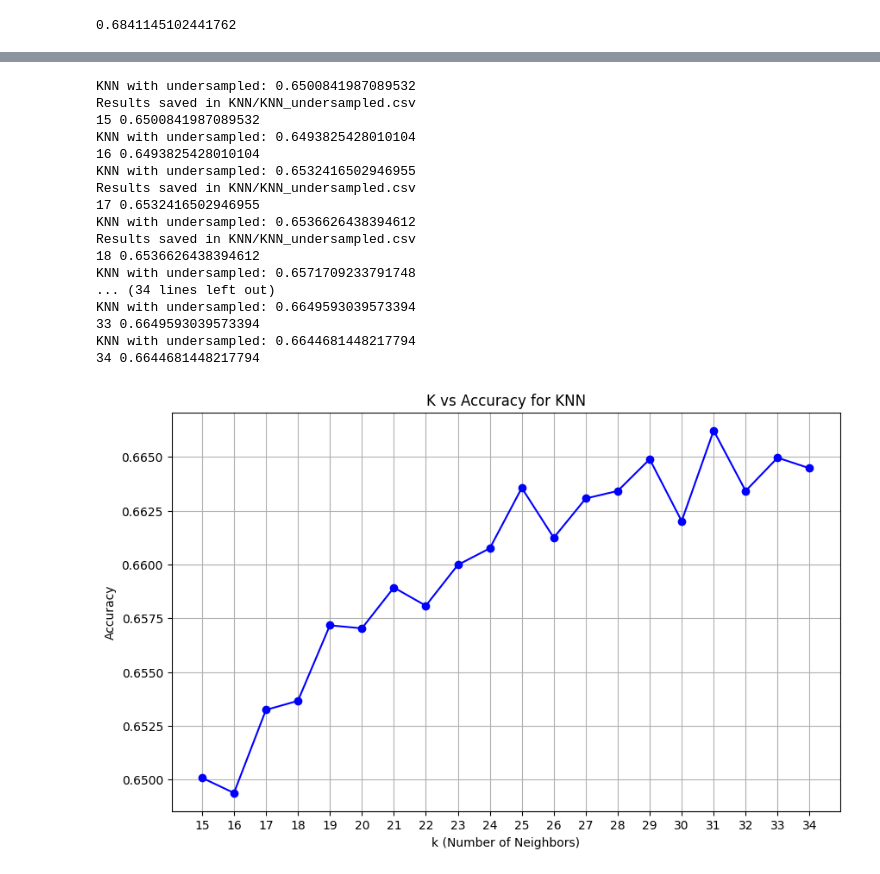
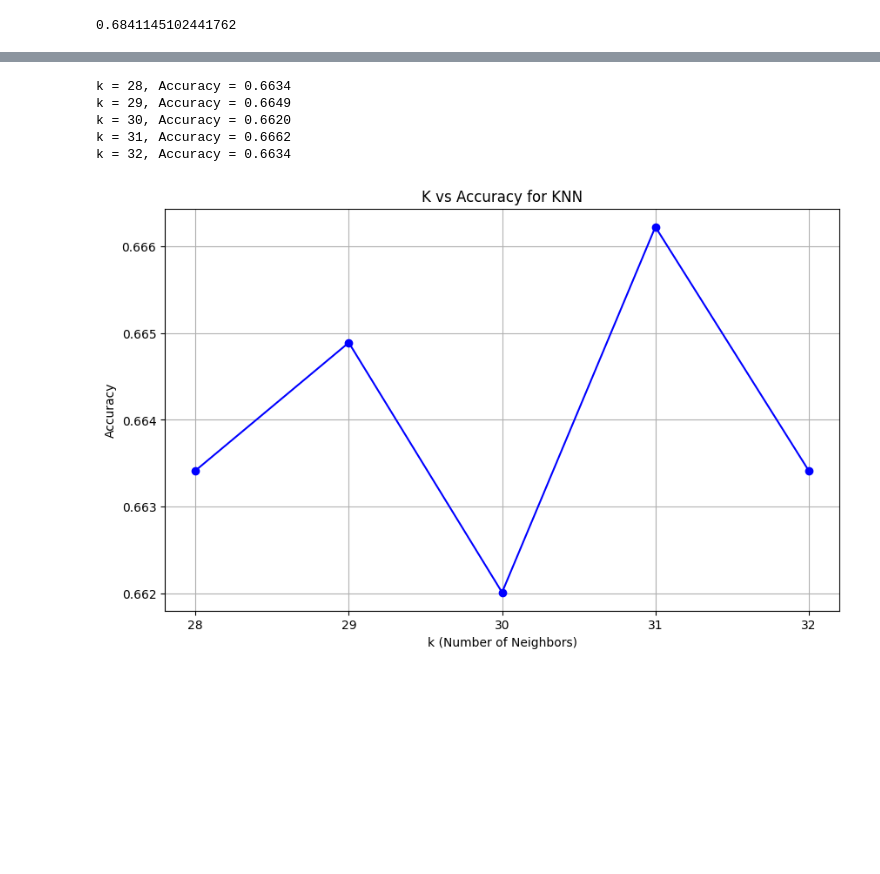
Before and after one commit to Sreyas-J/LendOrLoseMLPrediction, a Jupyter notebook: project1.ipynb, the cells around one changed output, grey strips where cells are left out. Saved outputs shown, nothing was run; the diff lists cells and outputs as text; code cells hidden in the pictures; blank space fills up the shorter version.

```diff
--- a/project1.ipynb
+++ b/project1.ipynb
@@ -177,5 +193,4 @@ X_undersampler, Y_undersampler = rus.fit_resample(normalized_features, df["Defau
 # %%
 X_train_oversampled, X_test_oversampled, y_train_oversampled, y_test_oversampled = train_test_split(X_oversampled, Y_oversampled, test_size=0.3, random_state=2)
-
-X_train_undersampled, X_test_undersampled, y_train_undersampled, y_test_undersampled = train_test_split(X_undersampler, Y_undersampler, test_size=0.3, random_state=2)
+X_train_undersampled, X_test_undersampled, y_train_undersampled, y_test_undersampled = train_test_split(X_undersampled, Y_undersampled, test_size=0.3, random_state=2)
 # %%
@@ -222,0 +237,4 @@ Results saved in NaiveBayesClassifier/NaiveBayesClassifier_undersampled.csv
+# %%
+os.makedirs("NaiveBayesClassifier", exist_ok=True)
+train_normalized(GaussianNB(),"NaiveBayesClassifier","oversampled",X_train_oversampled,y_train_oversampled,X_test_oversampled,y_test_oversampled,test_normalized_df,test_df["LoanID"])
+train_normalized(GaussianNB(),"NaiveBayesClassifier","undersampled",X_train_undersampled,y_train_undersampled,X_test_undersampled,y_test_undersampled,test_normalized_df,test_df["LoanID"])
@@ -223,6 +247,8 @@ Results saved in NaiveBayesClassifier/NaiveBayesClassifier_undersampled.csv
 # %%
-train_normalized(LogisticRegression(random_state=2, max_iter=500),"LogisticRegression","oversampled",X_train_oversampled,y_train_oversampled,X_test_oversampled,y_test_oversampled,normalized_features,test_df["LoanID"])
-train_normalized(LogisticRegression(random_state=2, max_iter=500),"LogisticRegression","undersampled",X_train_undersampled,y_train_undersampled,X_test_undersampled,y_test_undersampled,normalized_features,test_df["LoanID"])
+os.makedirs("LogisticRegression", exist_ok=True)
+
+train_normalized(LogisticRegression(random_state=2, max_iter=500),"LogisticRegression","oversampled",X_train_oversampled,y_train_oversampled,X_test_oversampled,y_test_oversampled,test_normalized_df,test_df["LoanID"])
+train_normalized(LogisticRegression(random_state=2, max_iter=500),"LogisticRegression","undersampled",X_train_undersampled,y_train_undersampled,X_test_undersampled,y_test_undersampled,test_normalized_df,test_df["LoanID"])
 # %% [output]
 LogisticRegression with oversampled: 0.6804136084568158
 Results saved in LogisticRegression/LogisticRegression_oversampled.csv
@@ -230,7 +256,9 @@ LogisticRegression with undersampled: 0.6841145102441762
 Results saved in LogisticRegression/LogisticRegression_undersampled.csv
 0.6841145102441762
 # %%
-k_values = range(1,3)  # Adjust the upper limit if you want to test more values
+os.makedirs("KNN", exist_ok=True)
+
+k_values = range(1, 10)  # Adjust the upper limit if you want to test more values
 accuracies = []
 best_acc=0
 knn_oversampled=None
@@ -238,13 +266,16 @@ knn_oversampled=None
 # Loop over the range of k values
 for k in k_values:
     knn = KNeighborsClassifier(n_neighbors=k)
-    acc=train_normalized(knn,"KNN","oversampled",X_train_oversampled,y_train_oversampled,X_test_oversampled,y_test_oversampled,normalized_features,test_df["LoanID"],best_acc,False)
+    knn.fit(X_train_oversampled, y_train_oversampled)
+    y_pred = knn.predict(X_test_oversampled)
+    acc = accuracy_score(y_test_oversampled, y_pred)
     if acc>best_acc:
         best_acc=acc
-
+        knn_oversampled=knn
     print(k,acc)
     accuracies.append(acc)
 
+# Plot k vs. accuracy
 plt.figure(figsize=(10, 6))
 plt.plot(k_values, accuracies, marker='o', linestyle='-', color='b')
 plt.xlabel("k (Number of Neighbors)")
@@ -261,45 +289,40 @@ KNN with oversampled: 0.9226976873009278
 2 0.9226976873009278
 [figure]
 # %%
-k_values = range(15, 35)  # Adjust the upper limit if you want to test more values
+best_acc = 0
 accuracies = []
-best_acc=0
-knn_oversampled=None
+k_values = range(28, 33)  # Adjust the upper limit if you want to test more values
+knn_undersampled=None
 
 # Loop over the range of k values
 for k in k_values:
-    acc=train_normalized(KNeighborsClassifier(n_neighbors=k),"KNN","undersampled",X_train_undersampled,y_train_undersampled,X_test_undersampled,y_test_undersampled,normalized_features,test_df["LoanID"],best_acc,False)
-    if acc>best_acc:
-        best_acc=acc
+    knn = KNeighborsClassifier(n_neighbors=k)
+    knn.fit(X_train_undersampled, y_train_undersampled)
+    y_pred = knn.predict(X_test_undersampled)
+    acc = accuracy_score(y_test_undersampled, y_pred)  # Calculate accuracy before the conditional check
 
-    print(k,acc)
+    # Check if this is the best accuracy so far
+    if acc > best_acc:
+        best_acc = acc
+        knn_undersampled = knn
+
+    # Append the accuracy for the current k value to the accuracies list
     accuracies.append(acc)
+    print(f"k = {k}, Accuracy = {acc:.4f}")
 
 # Plot k vs. accuracy
 plt.figure(figsize=(10, 6))
 plt.plot(k_values, accuracies, marker='o', linestyle='-', color='b')
 plt.xlabel("k (Number of Neighbors)")
 plt.ylabel("Accuracy")
 plt.title("K vs Accuracy for KNN")
 plt.xticks(k_values)  # Make sure all values of k are shown on the x-axis
 plt.grid(True)
 plt.show()
 # %% [output]
-KNN with undersampled: 0.6500841987089532
-Results saved in KNN/KNN_undersampled.csv
-15 0.6500841987089532
-KNN with undersampled: 0.6493825428010104
-16 0.6493825428010104
-KNN with undersampled: 0.6532416502946955
-Results saved in KNN/KNN_undersampled.csv
-17 0.6532416502946955
-KNN with undersampled: 0.6536626438394612
-Results saved in KNN/KNN_undersampled.csv
-18 0.6536626438394612
-KNN with undersampled: 0.6571709233791748
-... (34 lines left out)
-KNN with undersampled: 0.6649593039573394
-33 0.6649593039573394
-KNN with undersampled: 0.6644681448217794
-34 0.6644681448217794
+k = 28, Accuracy = 0.6634
+k = 29, Accuracy = 0.6649
+k = 30, Accuracy = 0.6620
+k = 31, Accuracy = 0.6662
+k = 32, Accuracy = 0.6634
-[figure, old version]
+[figure, new version]
```
Also changed, not shown: parts of 14 cells of this notebook, 3 other files.
